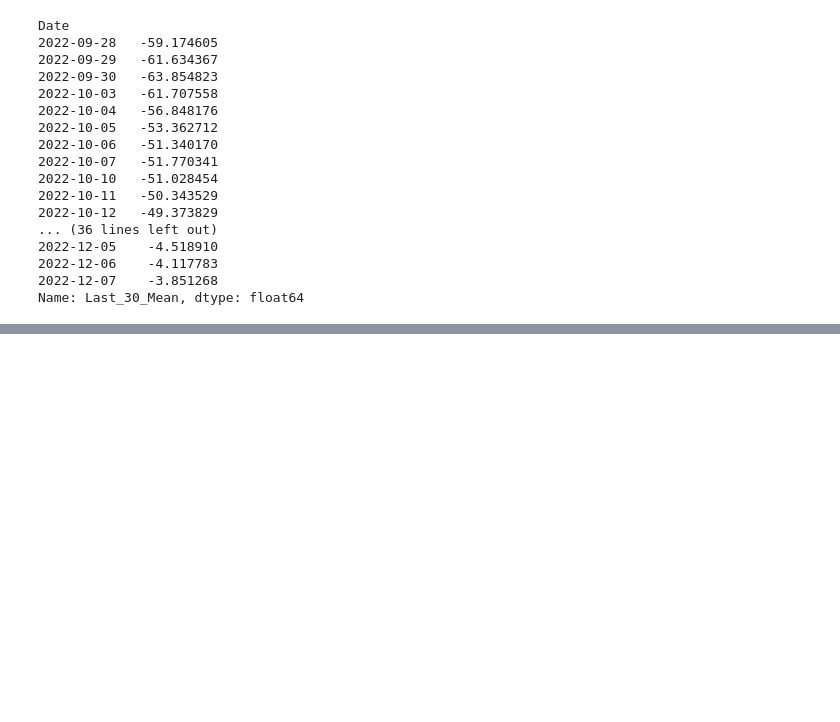
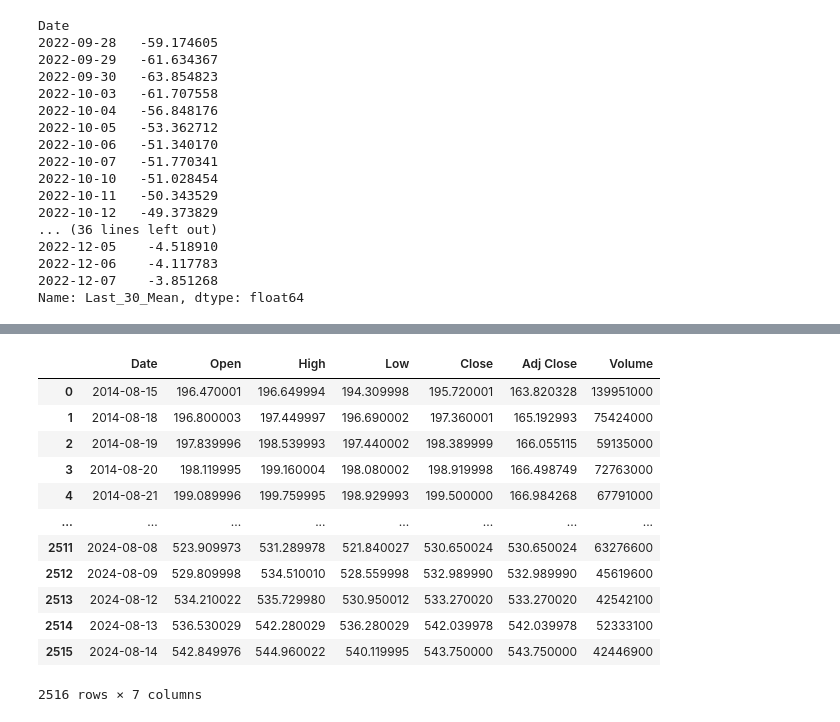
Before and after one commit to lburtle/TRON_HACKATHON, a Jupyter notebook: STOCKS_ML.ipynb, the cells around one changed output, grey strips where cells are left out. Cells and saved outputs as stored; diff of their text form; code cells hidden in the pictures; blank space fills up the shorter version.

```diff
--- a/STOCKS_ML.ipynb
+++ b/STOCKS_ML.ipynb
@@ -477,0 +569,23 @@ Name: Last_30_Mean, dtype: float64
+# %%
+SPY2 = SPY
+# %%
+# Convert the DateTime index to a column
+SPY2 = SPY2.reset_index()
+
+# Rename the new column if needed
+SPY2 = SPY2.rename(columns={'index': 'date_column'})
+SPY2
+# %% [output]
+|  | Date | Open | High | Low | Close | Adj Close | Volume |
+| 0 | 2014-08-15 | 196.470001 | 196.649994 | 194.309998 | 195.720001 | 163.820328 | 139951000 |
+| 1 | 2014-08-18 | 196.800003 | 197.449997 | 196.690002 | 197.360001 | 165.192993 | 75424000 |
+| 2 | 2014-08-19 | 197.839996 | 198.539993 | 197.440002 | 198.389999 | 166.055115 | 59135000 |
+| 3 | 2014-08-20 | 198.119995 | 199.160004 | 198.080002 | 198.919998 | 166.498749 | 72763000 |
+| 4 | 2014-08-21 | 199.089996 | 199.759995 | 198.929993 | 199.500000 | 166.984268 | 67791000 |
+| ... | ... | ... | ... | ... | ... | ... | ... |
+| 2511 | 2024-08-08 | 523.909973 | 531.289978 | 521.840027 | 530.650024 | 530.650024 | 63276600 |
+| 2512 | 2024-08-09 | 529.809998 | 534.510010 | 528.559998 | 532.989990 | 532.989990 | 45619600 |
+| 2513 | 2024-08-12 | 534.210022 | 535.729980 | 530.950012 | 533.270020 | 533.270020 | 42542100 |
+| 2514 | 2024-08-13 | 536.530029 | 542.280029 | 536.280029 | 542.039978 | 542.039978 | 52333100 |
+| 2515 | 2024-08-14 | 542.849976 | 544.960022 | 540.119995 | 543.750000 | 543.750000 | 42446900 |
+2516 rows × 7 columns
```
Also changed, not shown: parts of 29 cells of this notebook, 3 other files.
